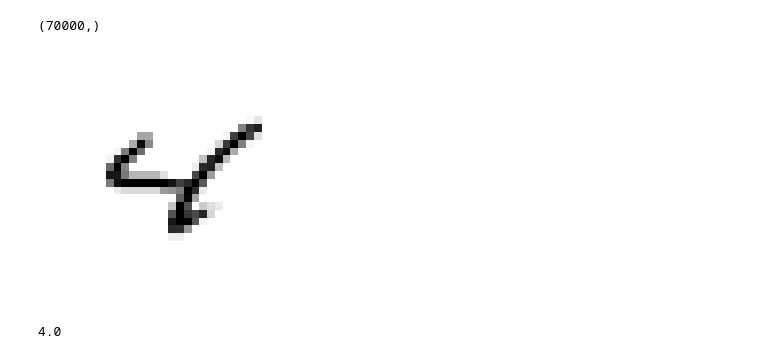
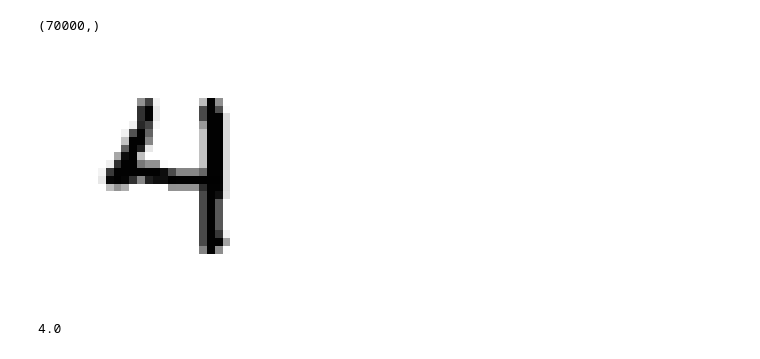
Before and after one commit to hstrey/BME-502-2019, a Jupyter notebook: MNIST_Classification.ipynb, the cells around one changed output. Cells and saved outputs as stored; diff of their text form; code cells hidden in the pictures.

```diff
--- a/MNIST_Classification.ipynb
+++ b/MNIST_Classification.ipynb
@@ -55,14 +55,14 @@ y.shape
 # %% [output]
 (70000,)
 # %%
-random_digit = X[28000]
+random_digit = X[28005]
 random_digit_image=random_digit.reshape(28, 28)
 plt.imshow(random_digit_image, cmap = plt.cm.binary,
            interpolation="nearest")
 plt.axis("off")
 plt.show()
 # %% [output]
-[figure, old version]
+[figure, new version]
 # %%
 y[28000]
 # %% [output]
```
Also changed, not shown: parts of 7 cells of this notebook.
